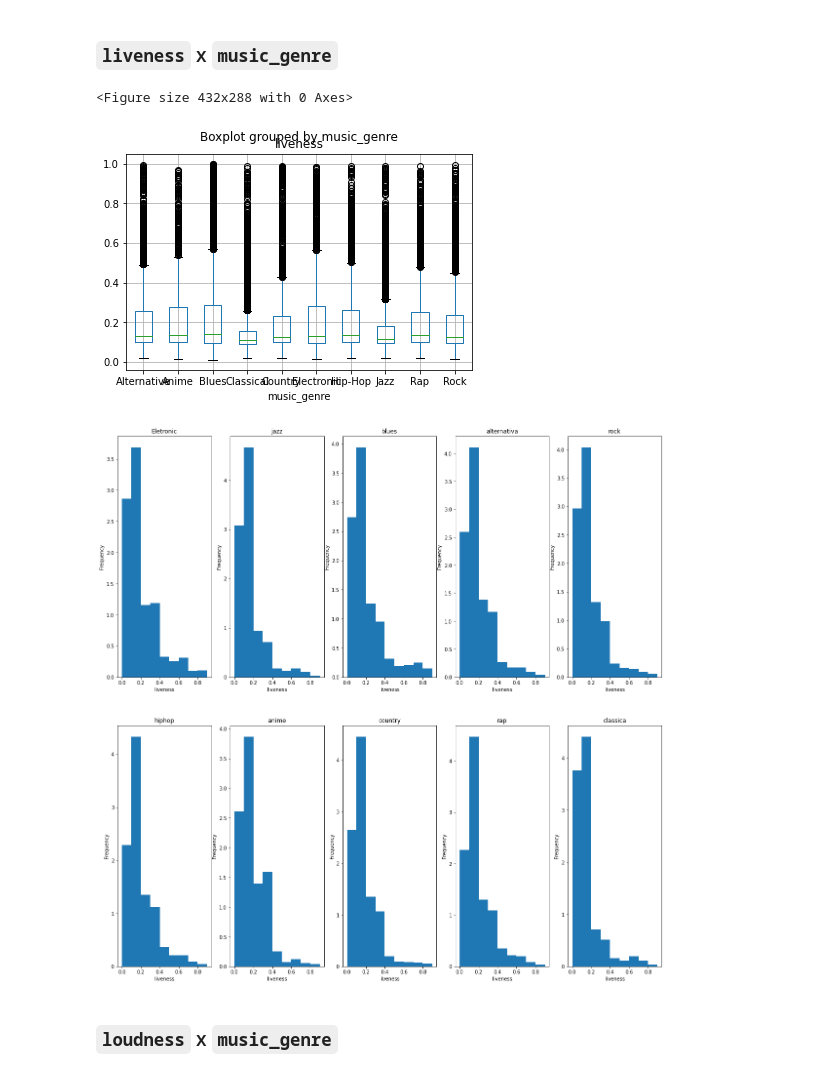
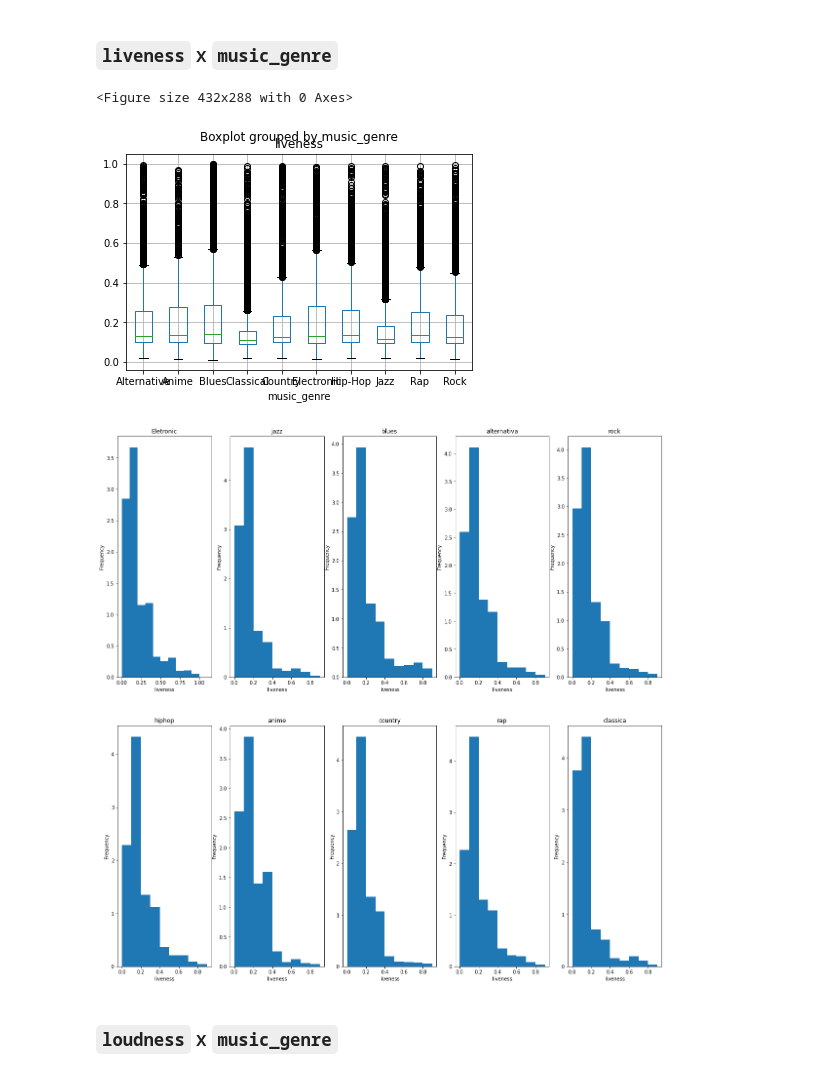
Before and after one commit to Gabriela321733/Projeto_2_Cdados, a Jupyter notebook: dados.ipynb, the cells around one changed output. Drawn from its saved outputs; the diff is of its cells as text; code cells hidden in the pictures.

```diff
--- a/dados.ipynb
+++ b/dados.ipynb
@@ -471,7 +471,7 @@ plt.figure()
 boxplot = df.boxplot(column='liveness', by='music_genre')
 # plot a histogram of the liveness and aply the density function and label the axis
 
-faixa = np.arange(0, 1, 0.1)
+faixa = np.arange(0, 1.2, 0.1)
 plt.figure(figsize=(20,20))
 plt.subplot(2,5,1)
 plt.hist(eletronic['liveness'],bins= faixa, density=True, label='acousticness')
@@ -509,34 +509,34 @@ plt.xlabel('liveness')
 plt.ylabel('Frequency')
 plt.title('hiphop')
 plt.subplot(2,5,7)
 faixa = np.arange(0, 1, 0.1)
 plt.hist(anime['liveness'],bins= faixa, density=True, label='acousticness')
 plt.xlabel('liveness')
 plt.ylabel('Frequency')
 plt.title('anime')
 plt.subplot(2,5,8)
 faixa = np.arange(0, 1, 0.1)
 plt.hist(country['liveness'],bins= faixa, density=True, label='acousticness')
 plt.xlabel('liveness')
 plt.ylabel('Frequency')
 plt.title('country')
 plt.subplot(2,5,9)
 faixa = np.arange(0, 1, 0.1)
 plt.hist(rap['liveness'],bins= faixa, density=True, label='acousticness')
 plt.xlabel('liveness')
 plt.ylabel('Frequency')
 plt.title('rap')
 plt.subplot(2,5,10)
 faixa = np.arange(0, 1, 0.1)
 plt.hist(classica['liveness'],bins= faixa, density=True, label='acousticness')
 plt.xlabel('liveness')
 plt.ylabel('Frequency')
 plt.title('classica')
 plt.show()
 # %% [output]
 <Figure size 432x288 with 0 Axes>
 [figure]
-[figure, old version]
+[figure, new version]
 # %% [markdown]
 ### `loudness` x `music_genre`
 # %%
```
Also changed, not shown: parts of 3 cells of this notebook.
